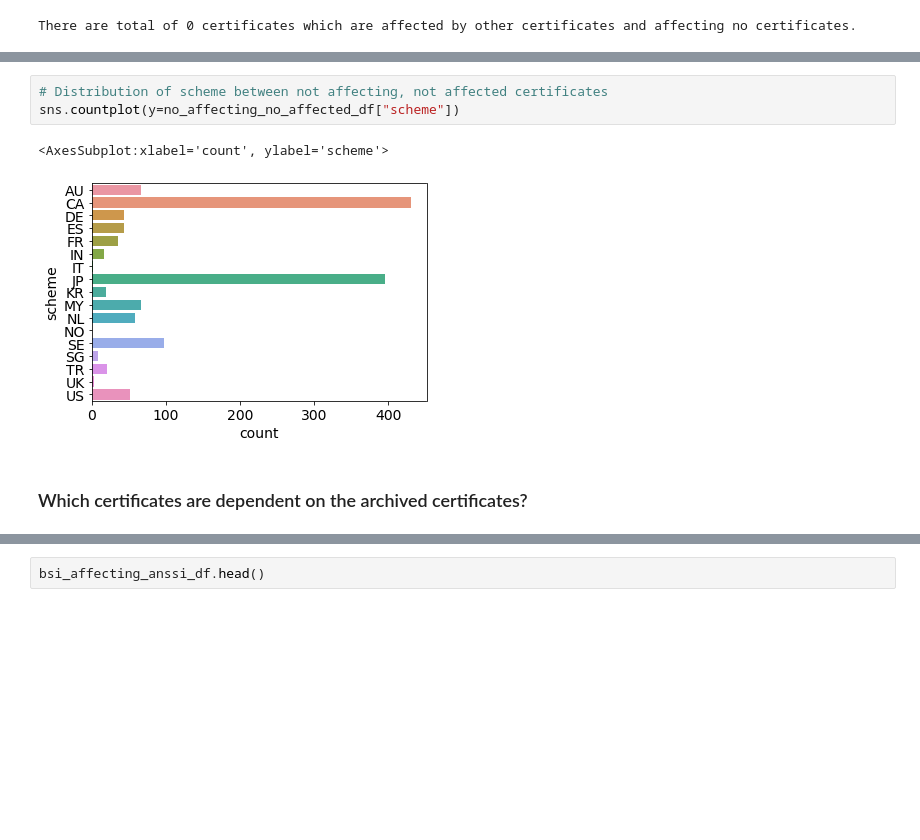
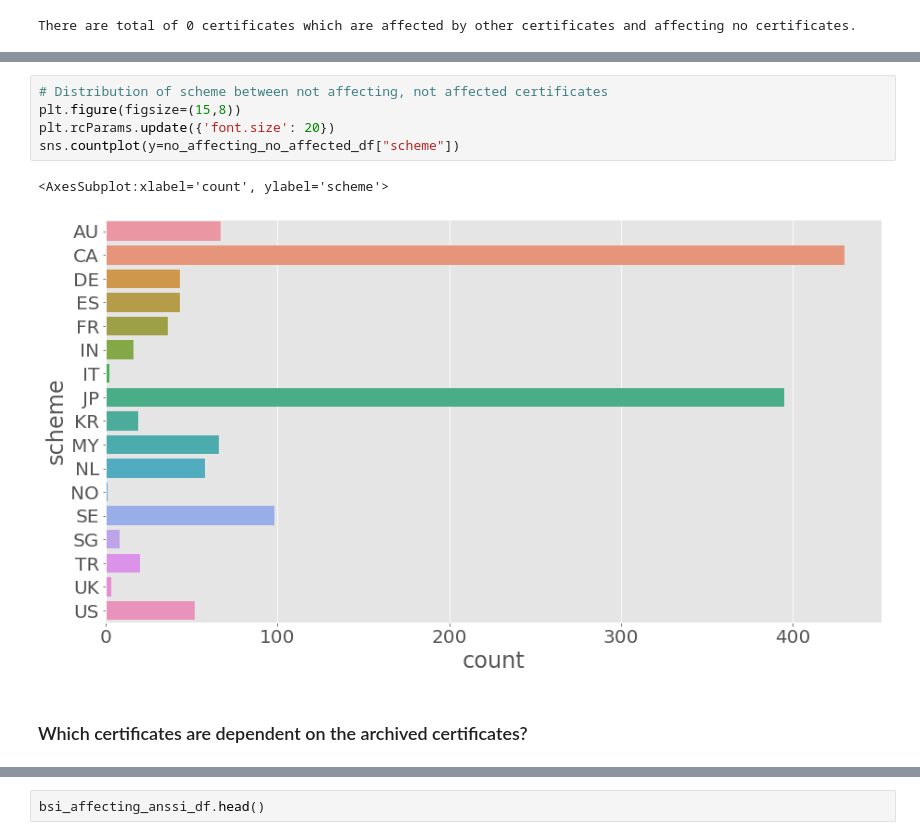
Before and after one commit to crocs-muni/sec-certs, a Jupyter notebook: notebooks/cc/dependency_analysis.ipynb, the cells around one changed output, grey strips where cells are left out. Cells and saved outputs as stored; diff of their text form; blank space fills up the shorter version.

```diff
--- a/notebooks/cc/dependency_analysis.ipynb
+++ b/notebooks/cc/dependency_analysis.ipynb
@@ -148,11 +150,13 @@ no_affecting_no_affected_df.head()
 # %%
 # Distribution of scheme between not affecting, not affected certificates
+plt.figure(figsize=(15,8))
+plt.rcParams.update({'font.size': 20})
 sns.countplot(y=no_affecting_no_affected_df["scheme"])
 # %% [output]
 <AxesSubplot:xlabel='count', ylabel='scheme'>
-[figure, old version]
+[figure, new version]
-# %% [markdown]
-### Which certificates are dependent on the archived certificates?
+# %% [markdown]
+### Which certificates are dependent on the archived certificates?
 # %%
 archived_cert_id_list = df[df["cert_id"].notna() & (df["status"] == "archived")]["cert_id"].tolist()
 
```
Also changed, not shown: parts of 34 cells of this notebook.
